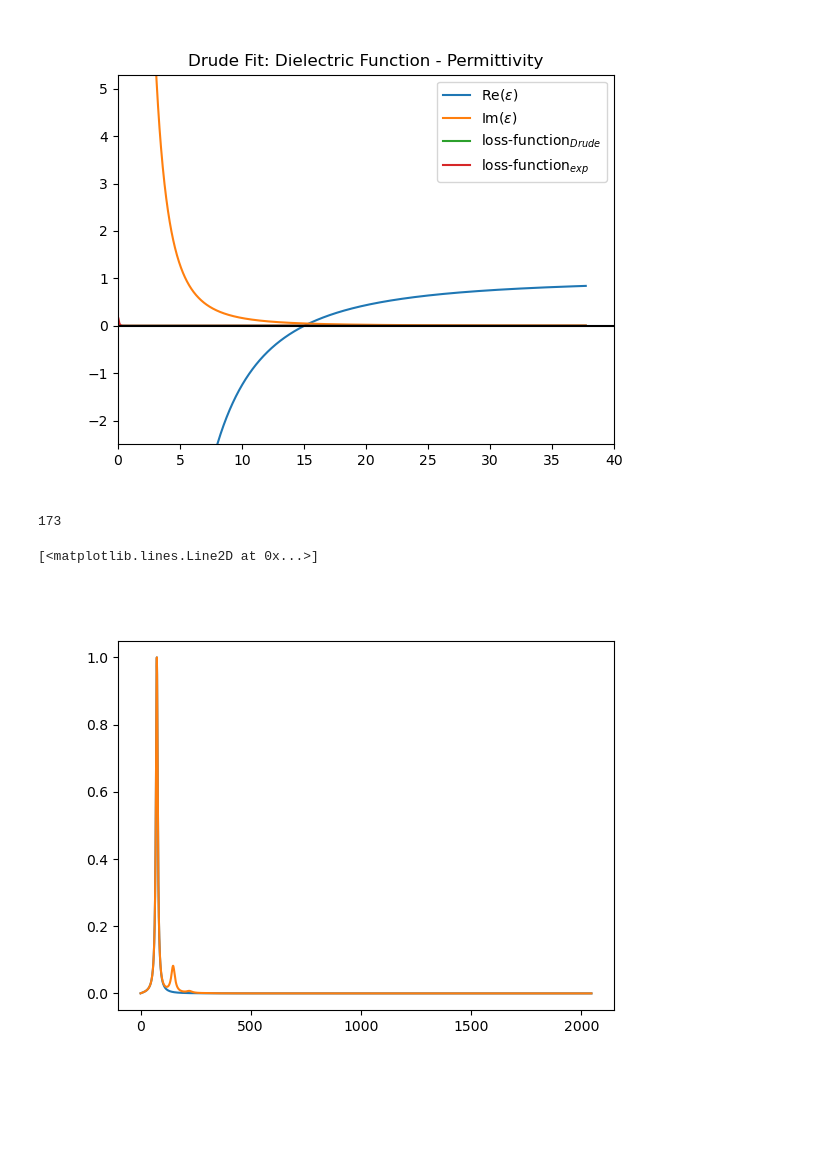
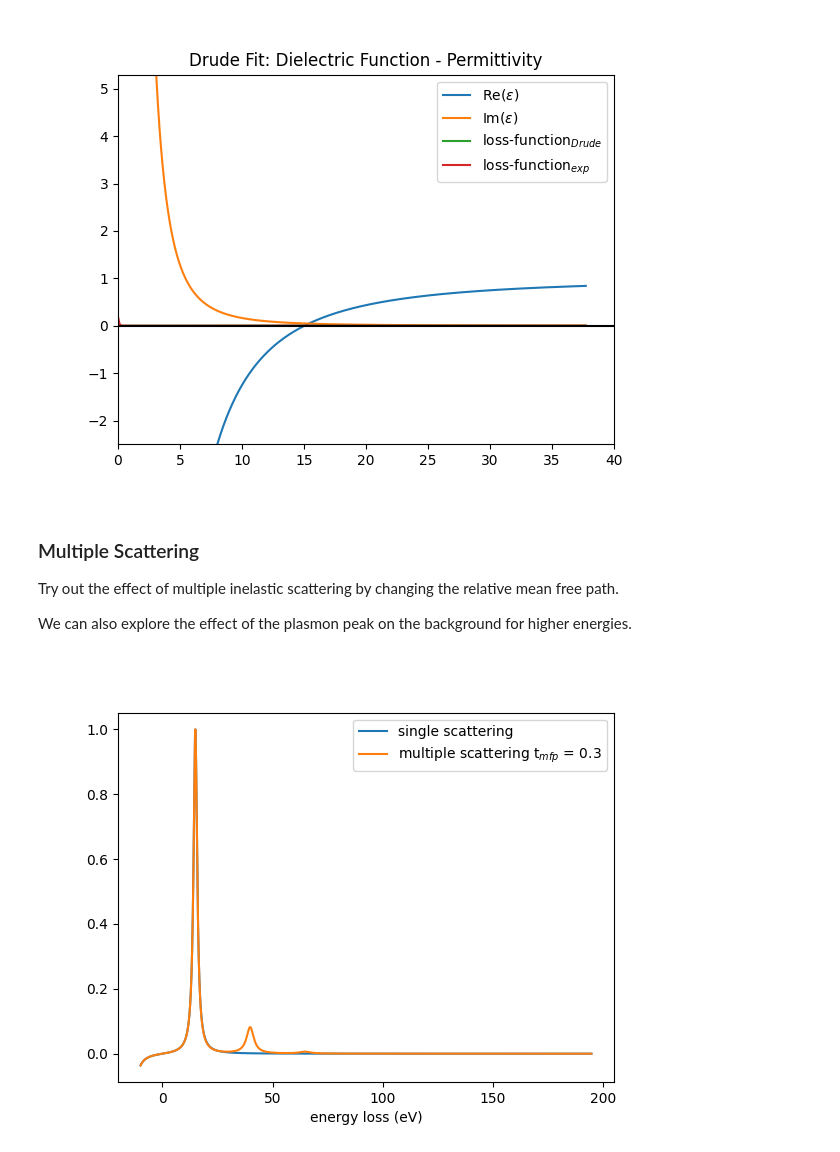
Before and after one commit to SergeiVKalinin/ML-ElectronMicroscopy-2023, a Jupyter notebook: Lecture 3/0_Analyse_Low_Loss.ipynb, the cells around one changed output. Drawn from its saved outputs; the diff is of its cells as text; code cells hidden in the pictures; blank space fills up the shorter version.

```diff
--- a/Lecture 3/0_Analyse_Low_Loss.ipynb
+++ b/Lecture 3/0_Analyse_Low_Loss.ipynb
@@ -144,7 +142,7 @@ FWHM, energy_shift = eels_tools.fix_energy_scale(np.array(eels_dataset), eels_da
 print(f'Zero Loss with energy resolution of {FWHM:.2f} eV at position {energy_shift:.3f} eV')
 eels_dataset.energy_loss -= energy_shift
 
-zero_loss, _ = eels_tools.resolution_function(eels_dataset.energy_loss, eels_dataset, .4)
+zero_loss, _ = eels_tools.resolution_function2(eels_dataset, .4)
 print(zero_loss)
 plt.figure()
 plt.plot(eels_dataset.energy_loss, eels_dataset, label='spectrum')
@@ -245,55 +266,55 @@ plt.gca().set_ylim(-2.5,5.3)
 plt.legend();
 # %% [output]
 [figure]
+# %% [markdown]
+### Multiple Scattering
+Try out the effect of multiple inelastic scattering by changing the relative mean free path.
+
+We can also explore the effect of the plasmon peak on the background for higher energies.
 # %%
+# ----------Input-------
 tmfp = .3
+# ----------------------
+
 zl2 = zero_loss
 
-LLene = np.arange(1,2048)/5
-
-zero_loss, _ = eels_tools.resolution_function(eels_dataset.energy_loss, eels_dataset, .4)
-
-ZP = np.array(zl2).argmax(0) # zl peak position
-print(ZP)
+LLene = (np.arange(1,2048)-100.)/10+1e-12
 
 _, SSD = Drude(LLene,15, 2 )
 PSD = np.zeros(len(LLene))
 FAC = 1.
 
 ssd  = np.fft.fft(SSD)
 ssd2 = ssd.copy()
 SSD2 = SSD.copy()
 for order in range(20):
     # This order convoluted spectum
     PPSD = np.zeros(len(LLene))
     # convoluted SSD is SSD2
     SSD2 = np.fft.ifft(ssd).real
 
     # scale right (could be done better? GERD)
     mult = sum(SSD)/sum(SSD2)
 
     SSD2 *= mult.real/np.exp(-tmfp)
     EP = np.array(SSD2).argmax(0)
     PPSD = SSD2/FAC*np.power(tmfp,(order))*np.exp(-tmfp)*1e12
     # Add this order t0 final spectrum
     PSD += PPSD
     # Get next order factor
     FAC=FAC*(order+2.)
 
     # convolute next order
     ssd = ssd * ssd2
 
-
-
-
-
 plt.figure()
-plt.plot(SSD/SSD.max())
-plt.plot(PSD/PSD.max())
+plt.plot(LLene, SSD/SSD.max(), label='single scattering')
+plt.plot(LLene, PSD/PSD.max(), label=r'multiple scattering t$_{mfp}$ = '+str(tmfp))
+plt.xlabel('energy loss (eV)')
+# plt.ylim(0,1e-4)
+plt.legend();
 # %% [output]
-173
-[<matplotlib.lines.Line2D at 0x...>]
-[figure, old version]
+[figure, new version]
 # %%
 from scipy.interpolate import splev,splrep,splint
 def MakeDrudeVL(dataset, tmfp, zero_loss, Ep, Ew, Eh):
```
Also changed, not shown: parts of 26 cells of this notebook, 51 other files.
